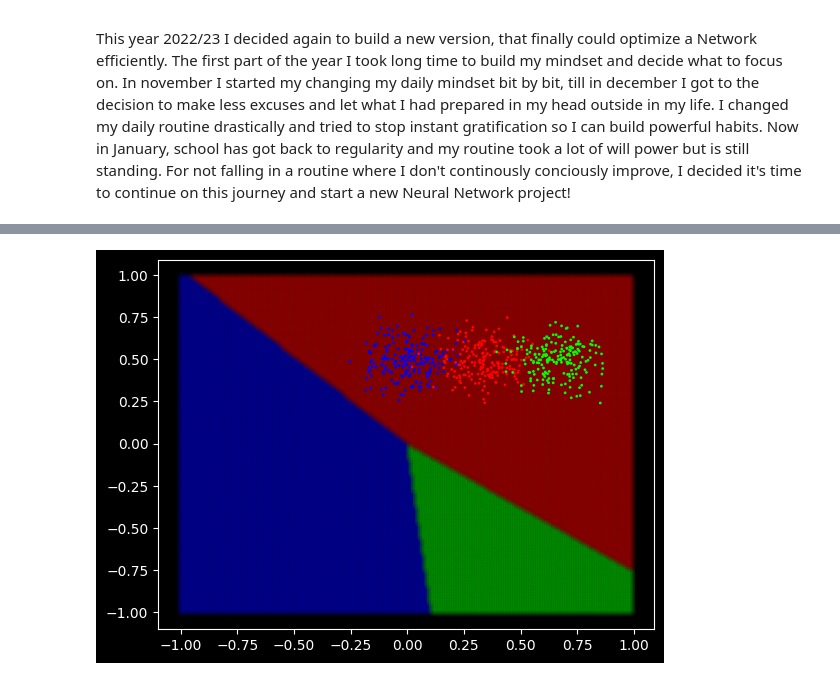
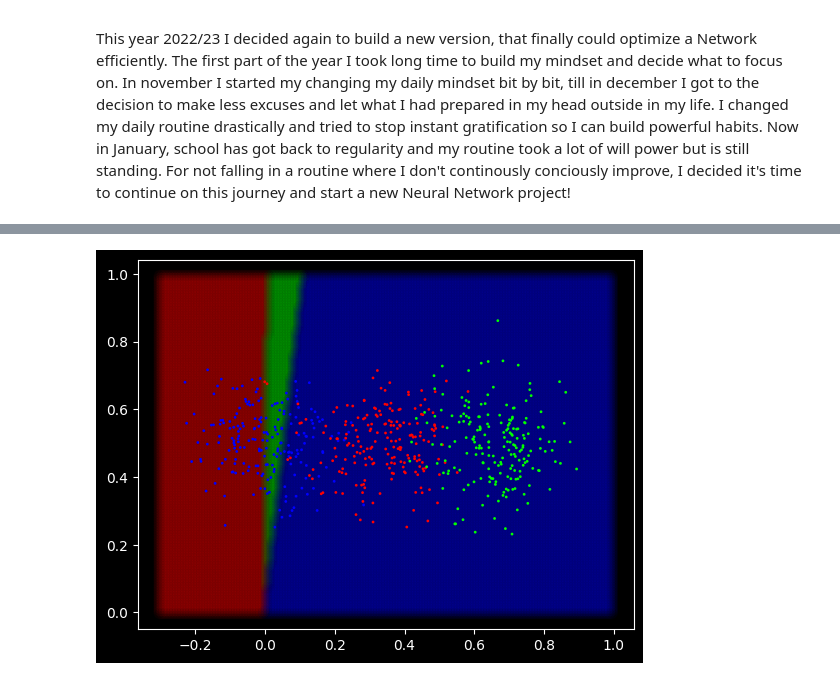
Before and after one commit to DavidVoellm/Neural_Network_Library, a Jupyter notebook: main.ipynb, the cells around one changed output, grey strips where cells are left out. Cells and saved outputs as stored; diff of their text form; code cells hidden in the pictures.

Commit message:
improved visualisation

```diff
--- a/main.ipynb
+++ b/main.ipynb
@@ -28,16 +28,17 @@ plt.show()
 # %%
-def predict(NN, intensity = 100):
+def predict(NN, intensity = 100, area:list[tuple[int]] = [(0,1),(0,1)]):
     plt.style.use('dark_background')
-
+    x1, x2 = area[0]
+    y1,y2 = area[1]
     predX = []
     n=intensity
-    for i in range (int(2*n)):
-        for j in range (2*n):
-            predX.append(np.array([i/n-1,j/n-1]))
+    for i in range (int(n * (x2-x1))):
+        for j in range (int(n * (y2-y1))):
+            predX.append(np.array([i/n+x1,j/n+y1]))
     predX = np.array(predX)
 
     output = NN(predX)
-    plt.scatter(predX[:,0], predX[:,1], c=output, s=20, cmap="brg", alpha=0.05)
+    plt.scatter(predX[:,0], predX[:,1], c=output, s=80, cmap="brg", alpha=0.03)
     X, y = vertical_data(samples = 200, classes = 3)
     plt.scatter(X[:,0], X[:,1], c=y, s=1, cmap="brg")
     plt.show()
@@ -58,5 +59,5 @@ X, y = vertical_data(samples = 100, classes = 3)
 # %%
 output = myNN(X)
 print("Loss:\t"+str(myNN.calcLoss(y)))
-predict(myNN,100)
+predict(myNN,130, area = [(-0.3,1),(0,1)])
 # %% [output]
@@ -64,3 +65,3 @@ Loss:   1.0986214
-[figure, old version]
+[figure, new version]
 # %%
 myNN.run(X)
```
Also changed, not shown: parts of 5 cells of this notebook.
